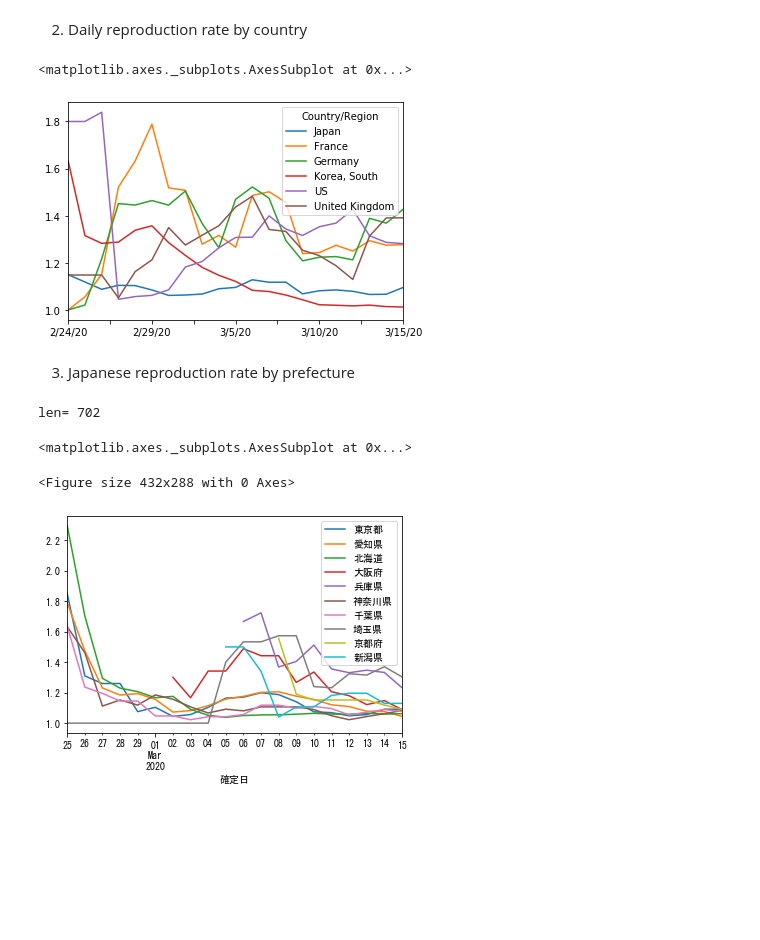
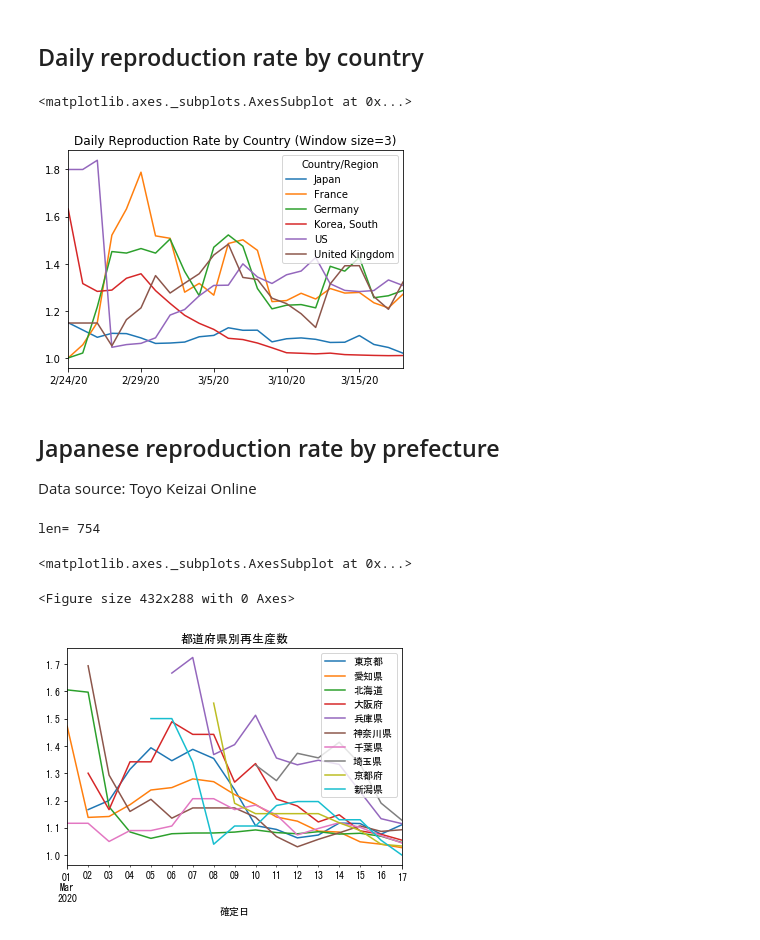
Before and after one commit to personal-hm2/coronavirus_model, a Jupyter notebook: COVID-19 Plot.ipynb, the cells around one changed output. Cells and saved outputs as stored; diff of their text form; code cells hidden in the pictures; blank space fills up the shorter version.

```diff
--- a/COVID-19 Plot.ipynb
+++ b/COVID-19 Plot.ipynb
@@ -36,20 +38,22 @@ last_date = 3/15/20
 # %% [markdown]
-2. Daily reproduction rate by country
+## Daily reproduction rate by country
 # %%
 # 日次再生算数R（３日間の移動平均）をプロット
 # Daily reproduction rate (moving average of windows size = 3)
 countries = ("Japan", "France", "Germany", "Korea, South", "US", "United Kingdom")
 # countries = ("Japan", "France", "Germany", "US", "Singapore", "United Kingdom", "Spain", "Switzerland")
 window = 3
 daily_r = country_df[country_df[last_date] > 300].T.pct_change() + 1.0
-daily_r.iloc[30:].loc[:, countries].rolling(window).mean().iloc[window:].plot()
+daily_r.iloc[30:].loc[:, countries].rolling(window).mean().iloc[window:].plot(title="Daily Reproduction Rate by Country (Window size={})".format(window))
 # daily_r.iloc[30:].loc[:, countries].rolling(window).mean()
 # daily_r.iloc[30:].rolling(window).mean().plot()
 # %% [output]
 <matplotlib.axes._subplots.AxesSubplot at 0x...>
-[figure, old version]
+[figure, new version]
 # %% [markdown]
-3. Japanese reproduction rate by prefecture
+## Japanese reproduction rate by prefecture
+
+Data source: Toyo Keizai Online
 # %%
 %matplotlib inline
 import pandas as pd
@@ -86,12 +90,12 @@ for pref in ("愛知県", "北海道", "大阪府", "兵庫県", "神奈川県",
     # print(pref_data.describe())
 # get_data_by_pref("東京都")
 pref_data = pref_data.set_index("確定日")
-(pref_data.loc["2020-02-20":,:].fillna(0).cumsum().pct_change() + 1.0).rolling(window).mean().iloc[window:, :].plot()
+(pref_data.loc["2020-02-25":,:].fillna(0).cumsum().pct_change() + 1.0).rolling(window).mean().iloc[window:, :].plot(title="都道府県別再生産数")
 
 # (pref_data.loc["2020-02-20":,:].fillna(0).cumsum().pct_change() + 1.0).rolling(5).mean().iloc[window:, :]
 # pref_data
 # %% [output]
-len= 702
+len= 754
 <matplotlib.axes._subplots.AxesSubplot at 0x...>
 <Figure size 432x288 with 0 Axes>
-[figure, old version]
+[figure, new version]
```
Also changed, not shown: parts of 4 cells of this notebook.
